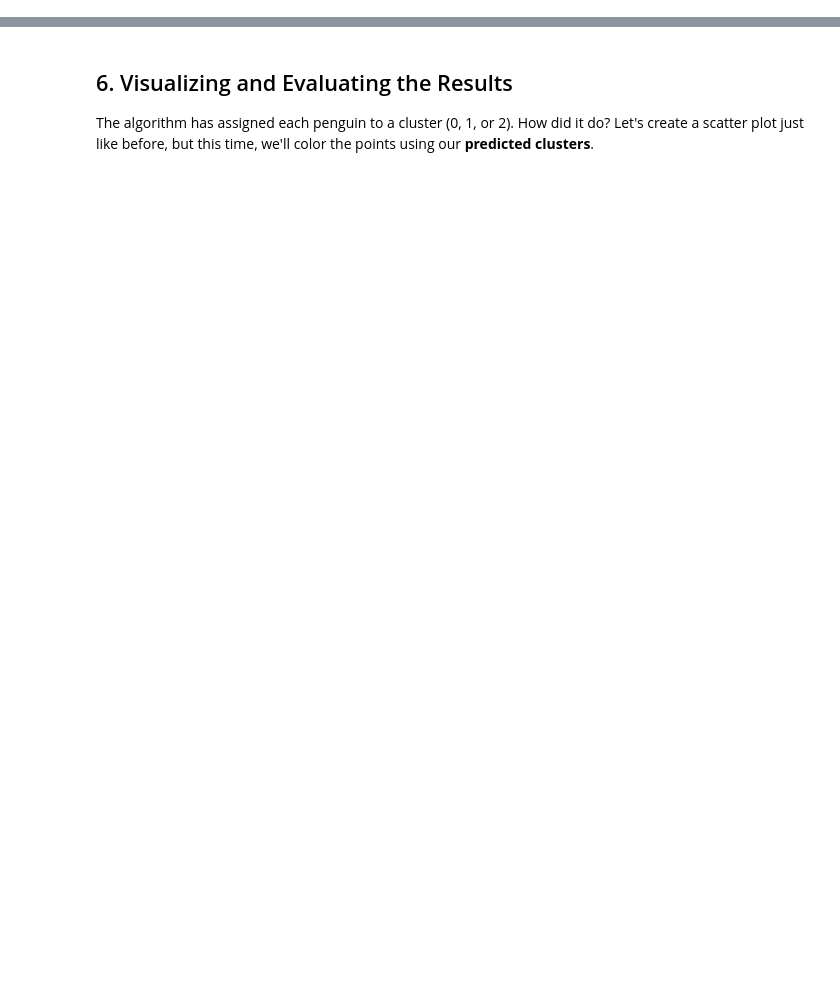
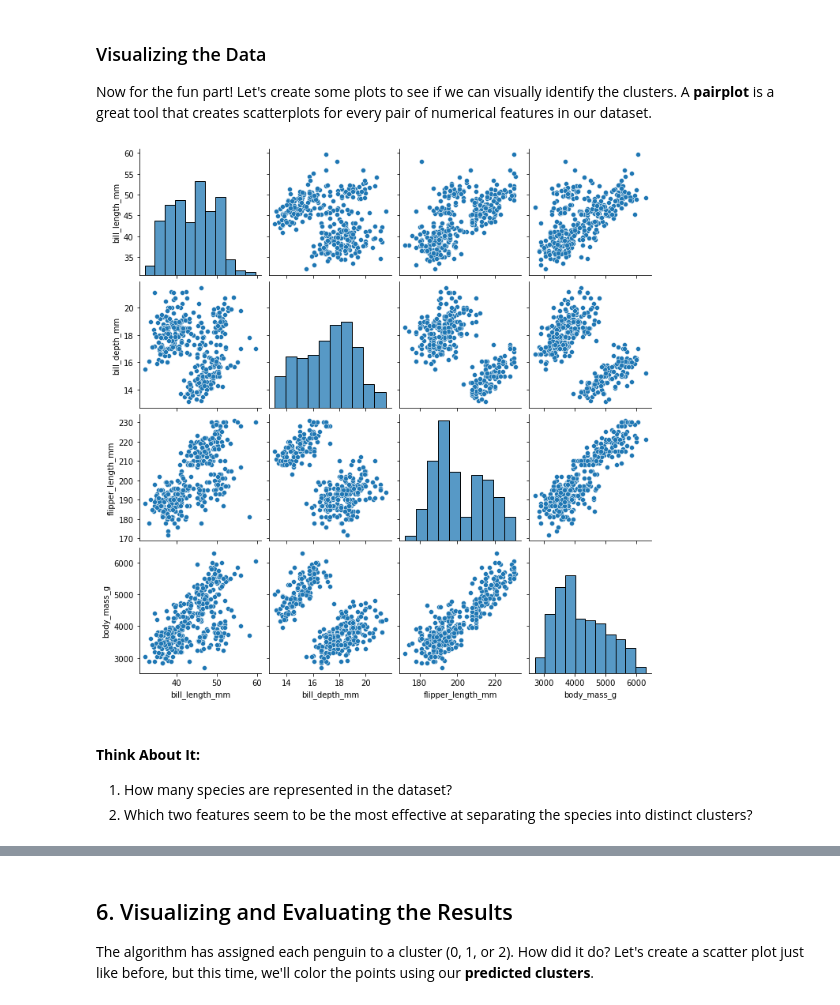
Before and after one commit to ekle12/big-data-camp, a Jupyter notebook: Instructor Notebooks/7_Penguins.ipynb, the cells around one changed output, grey strips where cells are left out. Cells and saved outputs as stored; diff of their text form; code cells hidden in the pictures; blank space fills up the shorter version.

```diff
--- a/Instructor Notebooks/7_Penguins.ipynb
+++ b/Instructor Notebooks/7_Penguins.ipynb
@@ -29,17 +0,0 @@ Just like in a science lab, we need to get our equipment ready. In programming,
-# %%
-import numpy as np
-
-# Import pandas for data manipulation and analysis
-import pandas as pd
-
-# Import matplotlib and seaborn for data visualization
-import matplotlib.pyplot as plt
-import seaborn as sns
-
-# Import KMeans and StandardScaler from scikit-learn, our machine learning library
-from sklearn.impute import SimpleImputer
-from sklearn.cluster import KMeans
-from sklearn.preprocessing import StandardScaler
-
-# Set a nice style for our plots
-sns.set_style('whitegrid')
@@ -266,0 +28,4 @@ TypeError: '<=' not supported between instances of 'str' and 'int'
+# %%
+# Load the dataset from the csv file into a pandas DataFrame
+penguins= pd.read_csv('data/penguins_unlabelled.csv')
+penguins.head()
@@ -266,0 +52,14 @@ TypeError: '<=' not supported between instances of 'str' and 'int'
+# %% [markdown]
+### Visualizing the Data
+
+Now for the fun part! Let's create some plots to see if we can visually identify the clusters. A **pairplot** is a great tool that creates scatterplots for every pair of numerical features in our dataset.
+# %%
+sns.pairplot(penguins)
+plt.show()
+# %% [output]
+[figure, added]
+# %% [markdown]
+#### **Think About It:**
+
+1. How many species are represented in the dataset?
+2. Which two features seem to be the most effective at separating the species into distinct clusters?
```
Also changed, not shown: parts of 52 cells of this notebook, 6 other files.
